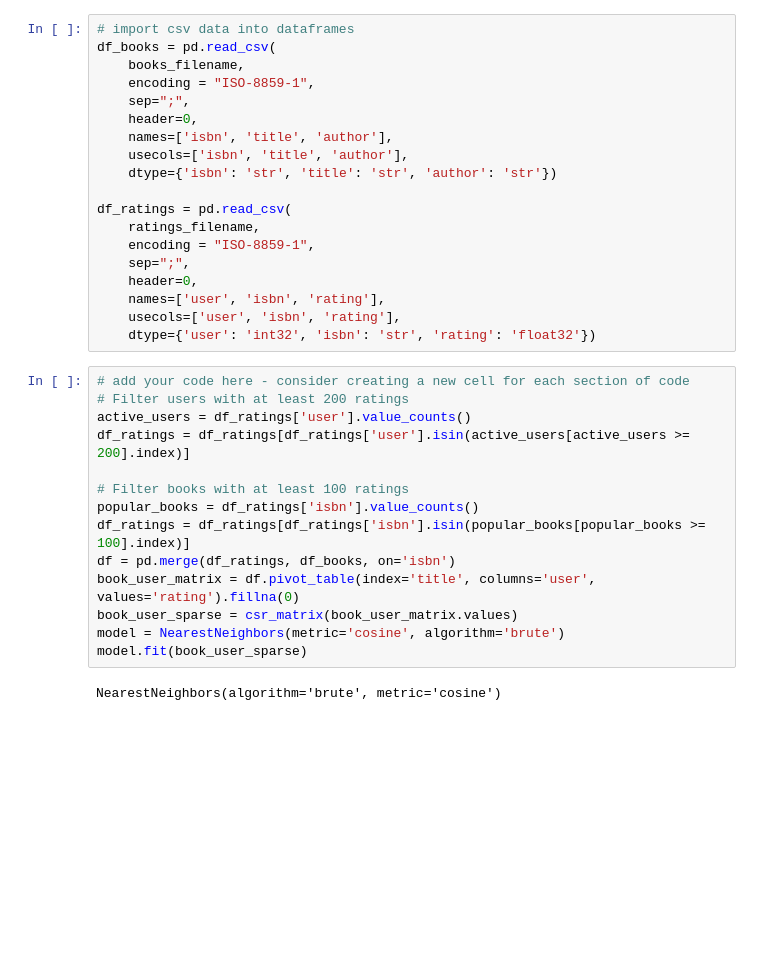
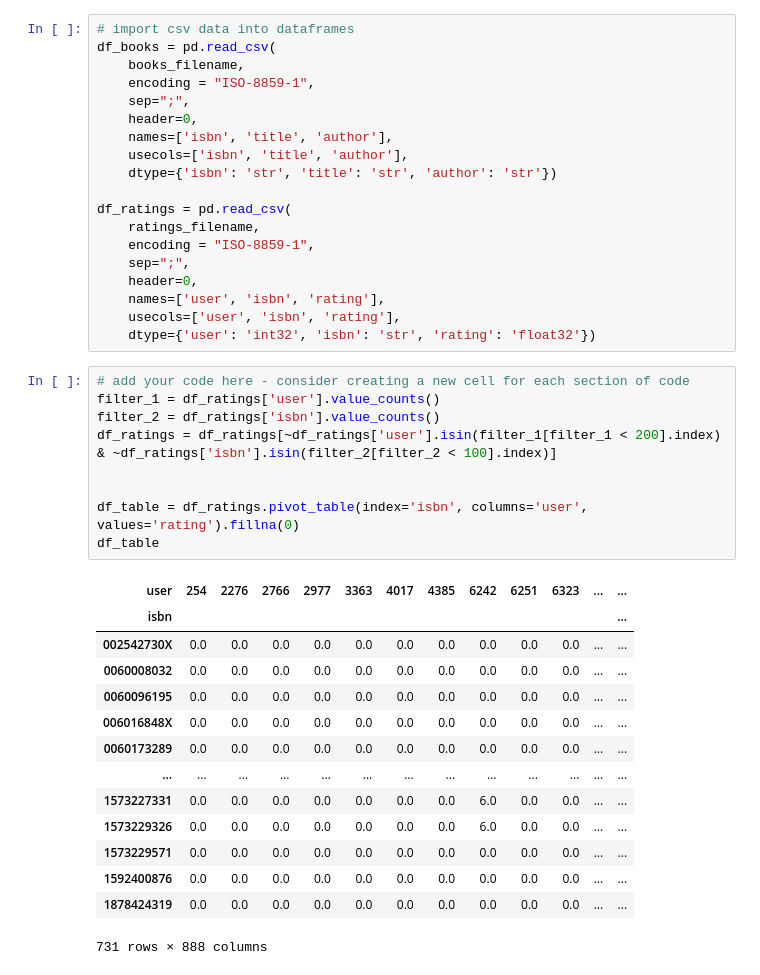
Before and after one commit to Leander-Antony/DataScience, a Jupyter notebook: fcc_book_recommendation_knn.ipynb, the cells around one changed output. Cells and saved outputs as stored; diff of their text form; blank space fills up the shorter version.

```diff
--- a/fcc_book_recommendation_knn.ipynb
+++ b/fcc_book_recommendation_knn.ipynb
@@ -50,17 +53,25 @@ df_ratings = pd.read_csv(
     dtype={'user': 'int32', 'isbn': 'str', 'rating': 'float32'})
 # %%
 # add your code here - consider creating a new cell for each section of code
-# Filter users with at least 200 ratings
-active_users = df_ratings['user'].value_counts()
-df_ratings = df_ratings[df_ratings['user'].isin(active_users[active_users >= 200].index)]
+filter_1 = df_ratings['user'].value_counts()
+filter_2 = df_ratings['isbn'].value_counts()
+df_ratings = df_ratings[~df_ratings['user'].isin(filter_1[filter_1 < 200].index) & ~df_ratings['isbn'].isin(filter_2[filter_2 < 100].index)]
 
-# Filter books with at least 100 ratings
-popular_books = df_ratings['isbn'].value_counts()
-df_ratings = df_ratings[df_ratings['isbn'].isin(popular_books[popular_books >= 100].index)]
-df = pd.merge(df_ratings, df_books, on='isbn')
-book_user_matrix = df.pivot_table(index='title', columns='user', values='rating').fillna(0)
-book_user_sparse = csr_matrix(book_user_matrix.values)
-model = NearestNeighbors(metric='cosine', algorithm='brute')
-model.fit(book_user_sparse)
+
+df_table = df_ratings.pivot_table(index='isbn', columns='user', values='rating').fillna(0)
+df_table
 # %% [output]
+| user | 254 | 2276 | 2766 | 2977 | 3363 | 4017 | 4385 | 6242 | 6251 | 6323 | ... | ... |
+| isbn |  |  |  |  |  |  |  |  |  |  |  | ... |
+| 002542730X | 0.0 | 0.0 | 0.0 | 0.0 | 0.0 | 0.0 | 0.0 | 0.0 | 0.0 | 0.0 | ... | ... |
+| 0060008032 | 0.0 | 0.0 | 0.0 | 0.0 | 0.0 | 0.0 | 0.0 | 0.0 | 0.0 | 0.0 | ... | ... |
+| 0060096195 | 0.0 | 0.0 | 0.0 | 0.0 | 0.0 | 0.0 | 0.0 | 0.0 | 0.0 | 0.0 | ... | ... |
+| 006016848X | 0.0 | 0.0 | 0.0 | 0.0 | 0.0 | 0.0 | 0.0 | 0.0 | 0.0 | 0.0 | ... | ... |
+| 0060173289 | 0.0 | 0.0 | 0.0 | 0.0 | 0.0 | 0.0 | 0.0 | 0.0 | 0.0 | 0.0 | ... | ... |
+| ... | ... | ... | ... | ... | ... | ... | ... | ... | ... | ... | ... | ... |
+| 1573227331 | 0.0 | 0.0 | 0.0 | 0.0 | 0.0 | 0.0 | 0.0 | 6.0 | 0.0 | 0.0 | ... | ... |
+| 1573229326 | 0.0 | 0.0 | 0.0 | 0.0 | 0.0 | 0.0 | 0.0 | 6.0 | 0.0 | 0.0 | ... | ... |
+| 1573229571 | 0.0 | 0.0 | 0.0 | 0.0 | 0.0 | 0.0 | 0.0 | 0.0 | 0.0 | 0.0 | ... | ... |
+| 1592400876 | 0.0 | 0.0 | 0.0 | 0.0 | 0.0 | 0.0 | 0.0 | 0.0 | 0.0 | 0.0 | ... | ... |
+| 1878424319 | 0.0 | 0.0 | 0.0 | 0.0 | 0.0 | 0.0 | 0.0 | 0.0 | 0.0 | 0.0 | ... | ... |
-NearestNeighbors(algorithm='brute', metric='cosine')
+731 rows × 888 columns
```
Also changed, not shown: parts of 4 cells of this notebook.
